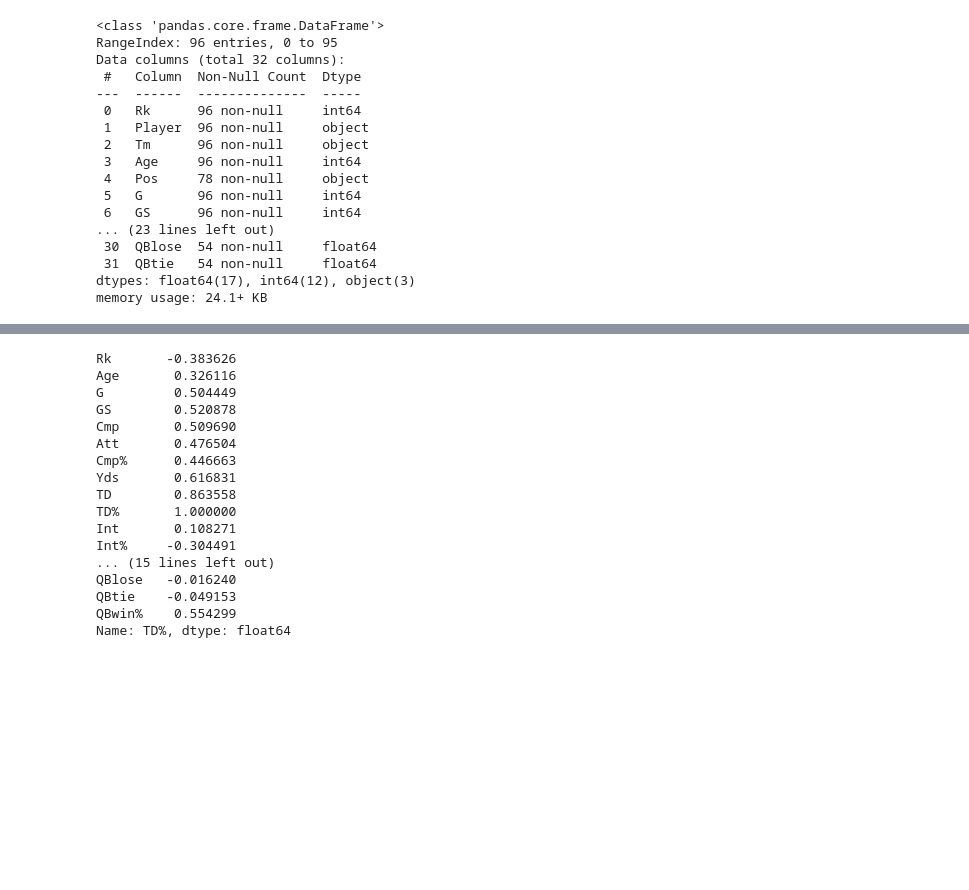
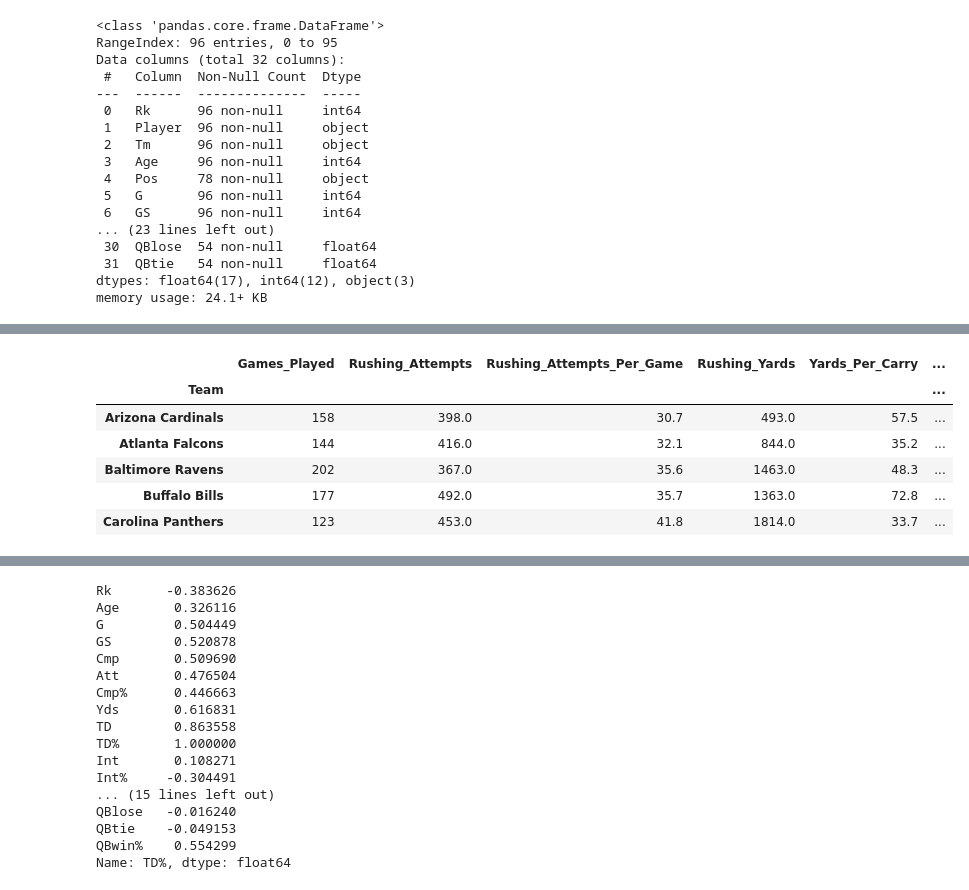
Before and after one commit to ChristopherSJames/Quarterback-Point-Analysis-2016, a Jupyter notebook: qb_point_analysis.ipynb, the cells around one changed output, grey strips where cells are left out. Cells and saved outputs as stored; diff of their text form; code cells hidden in the pictures; blank space fills up the shorter version.

Commit message:
Begin rushing stats integration

```diff
--- a/qb_point_analysis.ipynb
+++ b/qb_point_analysis.ipynb
@@ -26,5 +26,9 @@ def df_sample(dataframe, samp_size):
     return dataframe.loc[samples,:]
 # %%
 # Read 'pass-2016-master.csv' into dataframe called 'df_original', then make copy called 'df' for exploration.
+# Read 'Career_Stats_Rushing_master.csv' into df called df_run_original. create copy called df_run
 df_original = pd.read_csv('pass-2016-master.csv')
 df = df_original.copy()
+
+df_run_original = pd.read_csv('Career_Stats_Rushing_master.csv')
+df_run = df_run_original.copy()
@@ -77,0 +81,5 @@ df.head()
+# %%
+# filter out all games in df_run that did not take place in the 2016 season. Remove year column
+df_run = df_run.query('Year == 2016')
+df_run.drop(columns = 'Year', inplace = True)
+df_run.info()
@@ -77,0 +104,12 @@ df.head()
+# %%
+# group df_run by team, then add together.
+df_run = df_run.groupby(['Team']).sum()
+df_run.head()
+# %% [output]
+|  | Games_Played | Rushing_Attempts | Rushing_Attempts_Per_Game | Rushing_Yards | Yards_Per_Carry | ... |
+| Team |  |  |  |  |  | ... |
+| Arizona Cardinals | 158 | 398.0 | 30.7 | 493.0 | 57.5 | ... |
+| Atlanta Falcons | 144 | 416.0 | 32.1 | 844.0 | 35.2 | ... |
+| Baltimore Ravens | 202 | 367.0 | 35.6 | 1463.0 | 48.3 | ... |
+| Buffalo Bills | 177 | 492.0 | 35.7 | 1363.0 | 72.8 | ... |
+| Carolina Panthers | 123 | 453.0 | 41.8 | 1814.0 | 33.7 | ... |
```
Also changed, not shown: parts of 6 cells of this notebook.
